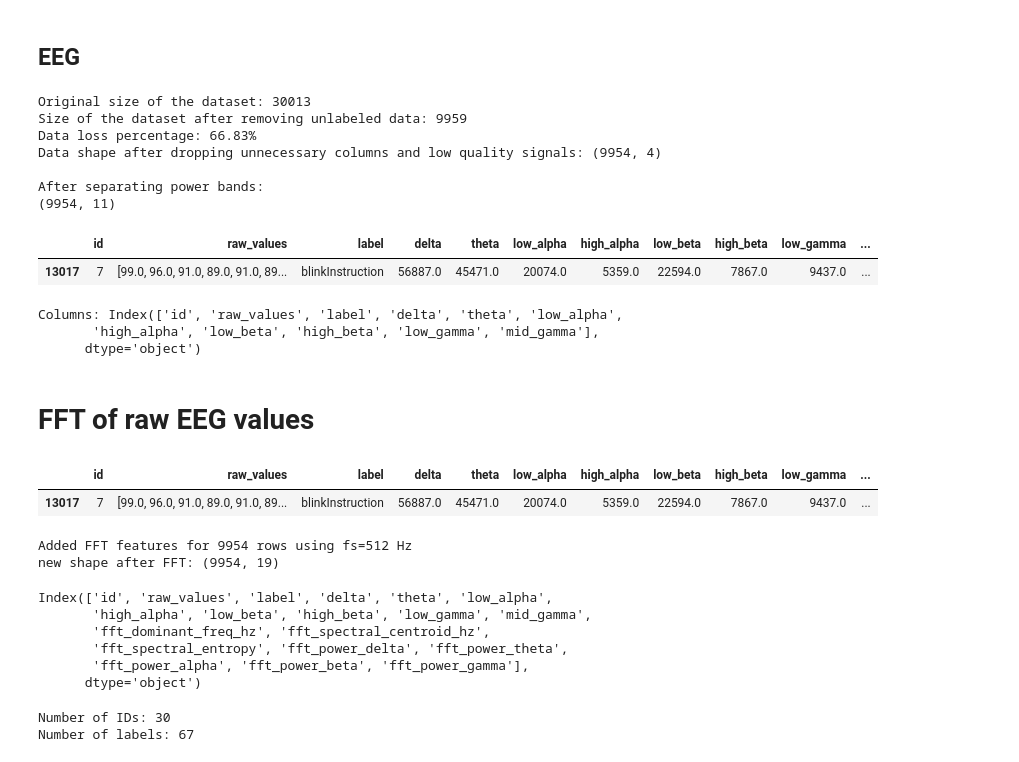
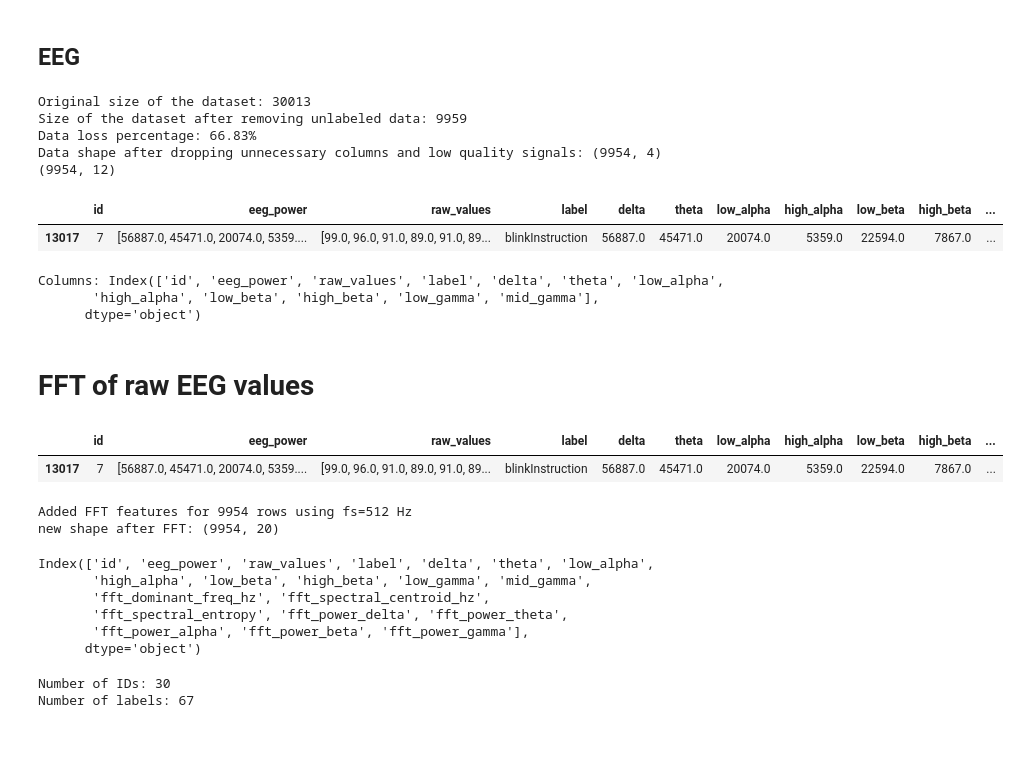
Before and after one commit to parhamkebria/EEG, a Jupyter notebook: EEG_Power_MLP.ipynb, the cells around one changed output. Saved outputs shown, nothing was run; the diff lists cells and outputs as text; code cells hidden in the pictures.

```diff
--- a/EEG_Power_MLP.ipynb
+++ b/EEG_Power_MLP.ipynb
@@ -125,47 +125,44 @@ eeg_data = eeg_data[['id', 'eeg_power', 'raw_values', 'label']]
 print("Data shape after dropping unnecessary columns and low quality signals:", eeg_data.shape)
 
 # Power bands
 POWER_BANDS = ['delta', 'theta', 'low_alpha', 'high_alpha', 'low_beta', 'high_beta', 'low_gamma', 'mid_gamma']
 for i, band in enumerate(POWER_BANDS):
     eeg_data[band] = eeg_data['eeg_power'].apply(lambda x: x[i] if x is not None and len(x) > i else np.nan)
-eeg_data.drop(columns=['eeg_power'], inplace=True)
-print("\nAfter separating power bands:")
+# eeg_data.drop(columns=['eeg_power'], inplace=True)
+# print("\nAfter separating power bands:")
 print(eeg_data.shape)
 display(eeg_data.head(1))
 
 color_map = {}
 for label in eeg_data.label.unique():
     color_map[label] = np.random.rand(3,)
 
 # plt.figure(figsize=(10, 10))
 # # Compute one scalar per sample to avoid ambiguous comparisons on array-like cells.
 # sample_max_power = eeg_data['eeg_power'].apply(lambda x: np.max(x) if x is not None and len(x) else np.nan)
 # plt.scatter(eeg_data.id, sample_max_power, c=eeg_data.label.map(color_map))
 # plt.xlabel("ID")
 
 print("Columns:", eeg_data.columns)
 
 # def extract_eeg_lists(eeg_power_str): # Runs faster thatn ast.literal_eval() and eval()
 #     return [float(n) for n in eeg_power_str.split("[")[1].split("]")[0].split(",")]
 # eeg_data.eeg_power = eeg_data.eeg_power.apply(extract_eeg_lists)
 # eeg_data.raw_values = eeg_data.raw_values.apply(extract_eeg_lists)
 # %% [output]
 Original size of the dataset: 30013
 Size of the dataset after removing unlabeled data: 9959
 Data loss percentage: 66.83%
 Data shape after dropping unnecessary columns and low quality signals: (9954, 4)
-
-After separating power bands:
-(9954, 11)
+(9954, 12)
-|  | id | raw_values | label | delta | theta | low_alpha | high_alpha | low_beta | high_beta | low_gamma | ... |
-| 13017 | 7 | [99.0, 96.0, 91.0, 89.0, 91.0, 89... | blinkInstruction | 56887.0 | 45471.0 | 20074.0 | 5359.0 | 22594.0 | 7867.0 | 9437.0 | ... |
+|  | id | eeg_power | raw_values | label | delta | theta | low_alpha | high_alpha | low_beta | high_beta | ... |
+| 13017 | 7 | [56887.0, 45471.0, 20074.0, 5359.... | [99.0, 96.0, 91.0, 89.0, 91.0, 89... | blinkInstruction | 56887.0 | 45471.0 | 20074.0 | 5359.0 | 22594.0 | 7867.0 | ... |
-Columns: Index(['id', 'raw_values', 'label', 'delta', 'theta', 'low_alpha',
+Columns: Index(['id', 'eeg_power', 'raw_values', 'label', 'delta', 'theta', 'low_alpha',
        'high_alpha', 'low_beta', 'high_beta', 'low_gamma', 'mid_gamma'],
       dtype='object')
 # %% [markdown]
 # FFT of raw EEG values
 # %%
-
 # FFT-based features for all rows (from raw_values)
 def fft_feature_row(raw_signal, fs_hz):
     feature_template = {
@@ -252,14 +249,14 @@ display(eeg_data.head(1))
 print(f"Added FFT features for {len(eeg_data)} rows using fs={FFT_SAMPLE_RATE_HZ} Hz")
 print("new shape after FFT:", eeg_data.shape)
 # %% [output]
-|  | id | raw_values | label | delta | theta | low_alpha | high_alpha | low_beta | high_beta | low_gamma | ... |
-| 13017 | 7 | [99.0, 96.0, 91.0, 89.0, 91.0, 89... | blinkInstruction | 56887.0 | 45471.0 | 20074.0 | 5359.0 | 22594.0 | 7867.0 | 9437.0 | ... |
+|  | id | eeg_power | raw_values | label | delta | theta | low_alpha | high_alpha | low_beta | high_beta | ... |
+| 13017 | 7 | [56887.0, 45471.0, 20074.0, 5359.... | [99.0, 96.0, 91.0, 89.0, 91.0, 89... | blinkInstruction | 56887.0 | 45471.0 | 20074.0 | 5359.0 | 22594.0 | 7867.0 | ... |
 Added FFT features for 9954 rows using fs=512 Hz
-new shape after FFT: (9954, 19)
+new shape after FFT: (9954, 20)
 # %%
 eeg_data.columns
 # %% [output]
-Index(['id', 'raw_values', 'label', 'delta', 'theta', 'low_alpha',
+Index(['id', 'eeg_power', 'raw_values', 'label', 'delta', 'theta', 'low_alpha',
        'high_alpha', 'low_beta', 'high_beta', 'low_gamma', 'mid_gamma',
        'fft_dominant_freq_hz', 'fft_spectral_centroid_hz',
        'fft_spectral_entropy', 'fft_power_delta', 'fft_power_theta',
```
Also changed, not shown: parts of 7 cells of this notebook.
